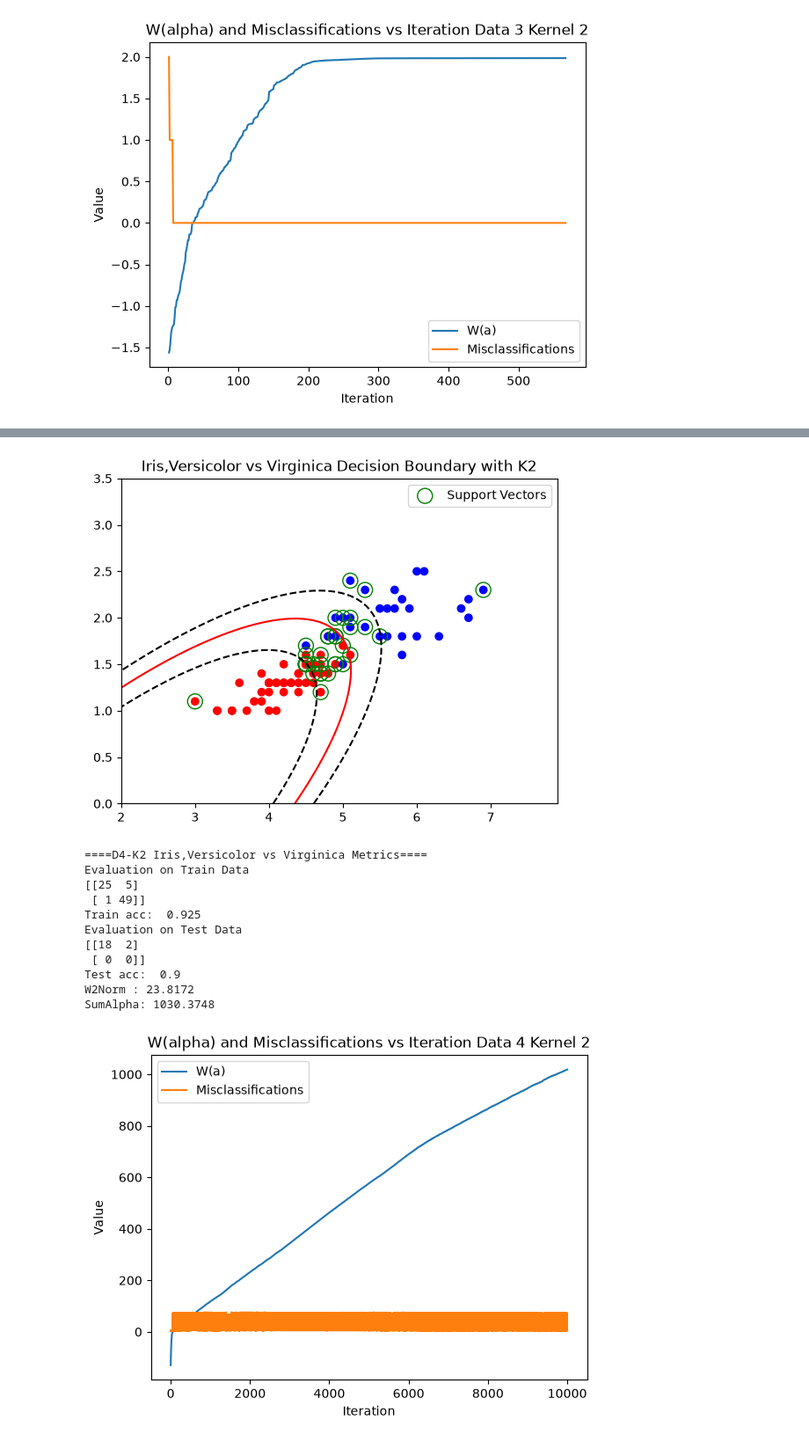
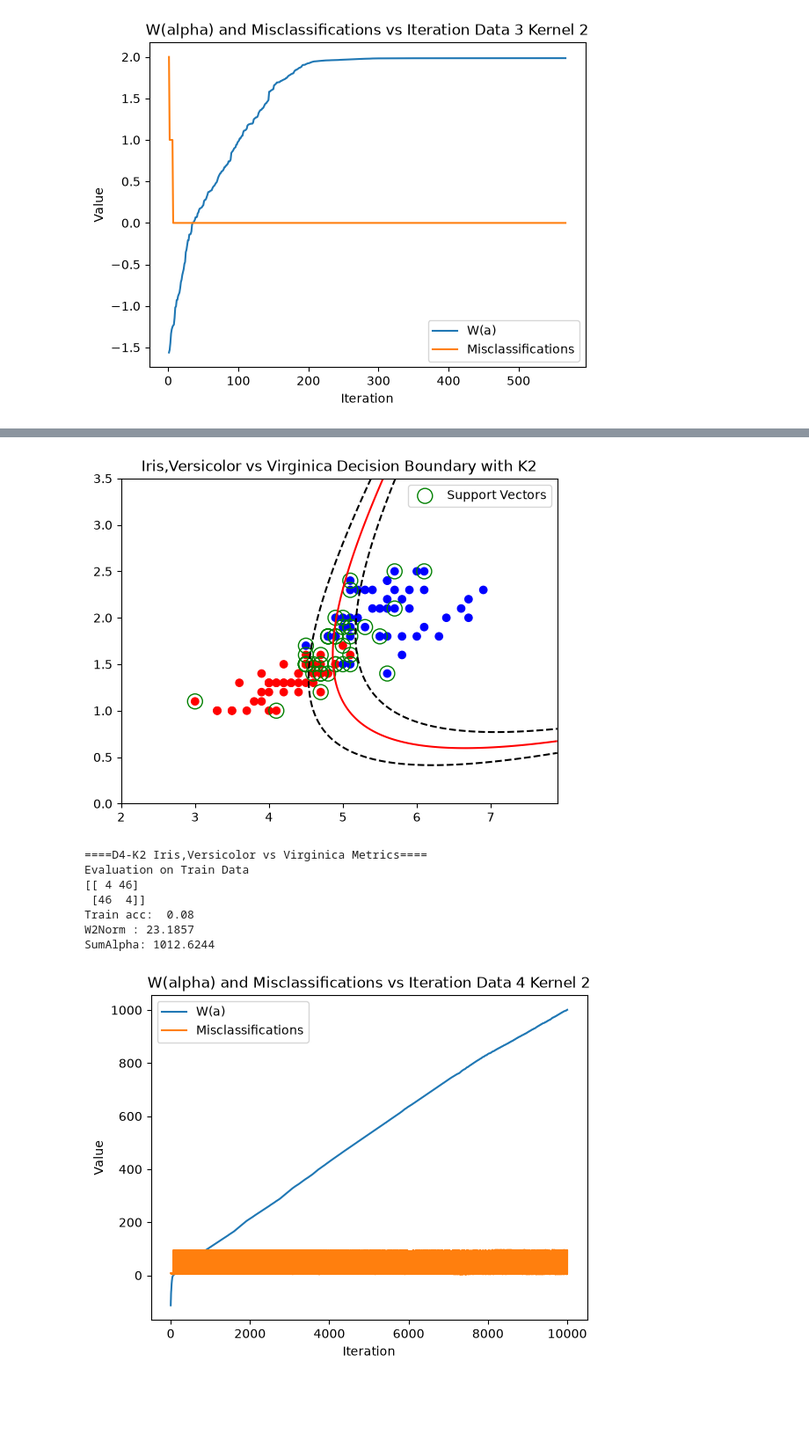
Before and after one commit to JosephAFerguson/CS6037_MachineLearning, a Jupyter notebook: Assignment5/code.ipynb, the cells around one changed output, grey strips where cells are left out. Shown at 88% size. Saved outputs shown, nothing was run; the diff lists cells and outputs as text; code cells hidden in the pictures; blank space fills up the shorter version.

```diff
--- a/Assignment5/code.ipynb
+++ b/Assignment5/code.ipynb
@@ -765,65 +749,49 @@ SumAlpha: 113295.2907
 # %%
-### Data set 4- Kernel 1 - iris_versicolor_virginica - Joe
+### Data set 4- Kernel 2 - iris_versicolor_virginica - Joe
 dataDF = pd.read_csv("SMO_data/iris_versicolor_virginica.csv")
-trainDF = dataDF[:80] # if need split??
-testDF = dataDF[80:]
 
 # split into train and test
-Xtr = trainDF[["petal_length","petal_width"]].values
-Xte = testDF[["petal_length","petal_width"]].values
+Xtr = dataDF[["petal_length","petal_width"]].values
 
 # train smo on iris data - kernel 1
 alpha, bias, d4k2monitor = smo(
-    Xtr, trainDF["y"].values,
+    Xtr, dataDF["y"].values,
     kernel=K2, eps=EPS, tau=TAU,
     T=MAX_ITER, seed=RANDOM_SEED
 )
 
 # grab train and test predictions
 K2_train = (Xtr @ Xtr.T+1)**2
-K2_test = (Xte @ Xtr.T+1)**2
 
-K2_vals = evalSMO(K2_train, trainDF["y"].values, alpha, bias)
+K2_vals = evalSMO(K2_train, dataDF["y"].values, alpha, bias)
 K2_ytr_preds = np.sign(K2_vals)
 
-K2_vals = evalSMO(K2_test, trainDF["y"].values, alpha, bias)
-K2_yte_preds = np.sign(K2_vals)
-
 # 1- plot decision boundary
-plotSMO(Xtr,trainDF["y"].values,K2,alpha,bias, "Iris,Versicolor vs Virginica Decision Boundary with K2", EPS=EPS)
+plotSMO(Xtr,dataDF["y"].values,K2,alpha,bias, "Iris,Versicolor vs Virginica Decision Boundary with K2", EPS=EPS)
 
 # 2 - Output confusion matrix and acc
 print("====D4-K2 Iris,Versicolor vs Virginica Metrics====")
 print("Evaluation on Train Data")
-print(confusion_matrix(trainDF["y"].values, K2_ytr_preds))
-print("Train acc: ",accuracy_score(trainDF["y"].values, K2_ytr_preds))
-
-print("Evaluation on Test Data")
-print(confusion_matrix(testDF["y"].values, K2_yte_preds))
-print("Test acc: ",accuracy_score(testDF["y"].values, K2_yte_preds))
-d4k2monitor["testAcc"] = accuracy_score(trainDF["y"].values, K2_ytr_preds)
+print(confusion_matrix(dataDF["y"].values, K2_ytr_preds))
+print("Train acc: ",accuracy_score(dataDF["y"].values, K2_ytr_preds))
 
 
 # 3 - check ||w||2 norm agrees with sum alpha
-w2Norm = np.sum((alpha * trainDF["y"].values) @ K2_train @ (alpha * trainDF["y"].values))
+w2Norm = np.sum((alpha * dataDF["y"].values) @ K2_train @ (alpha * dataDF["y"].values))
 sumAlpha = np.sum(alpha)
 print("W2Norm : {:.4f}".format(w2Norm))
 print("SumAlpha: {:.4f}".format(sumAlpha))
 
 # 4 - plot w(a) and the number of miscs vs iterations
 plotW_Misc_vIteration(d4k2monitor["wObjectives"], d4k2monitor["numMiscs"], d4k2monitor["iters"]
                       ,"W(alpha) and Misclassifications vs Iteration Data 4 Kernel 2")
 # %% [output]
-[figure, old version]
+[figure, new version]
 ====D4-K2 Iris,Versicolor vs Virginica Metrics====
 Evaluation on Train Data
-[[25  5]
- [ 1 49]]
-Train acc:  0.925
-Evaluation on Test Data
-[[18  2]
- [ 0  0]]
-Test acc:  0.9
-W2Norm : 23.8172
-SumAlpha: 1030.3748
+[[ 4 46]
+ [46  4]]
+Train acc:  0.08
+W2Norm : 23.1857
+SumAlpha: 1012.6244
-[figure, old version]
+[figure, new version]
```
Also changed, not shown: parts of 13 cells of this notebook, 16 other files.
